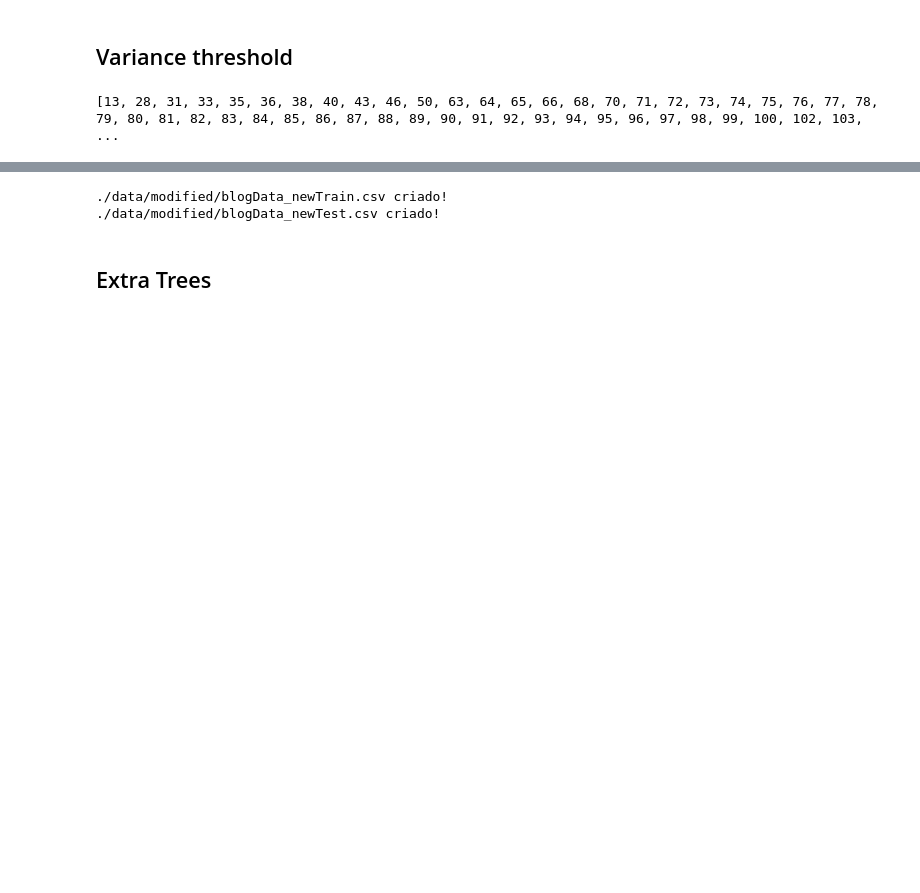
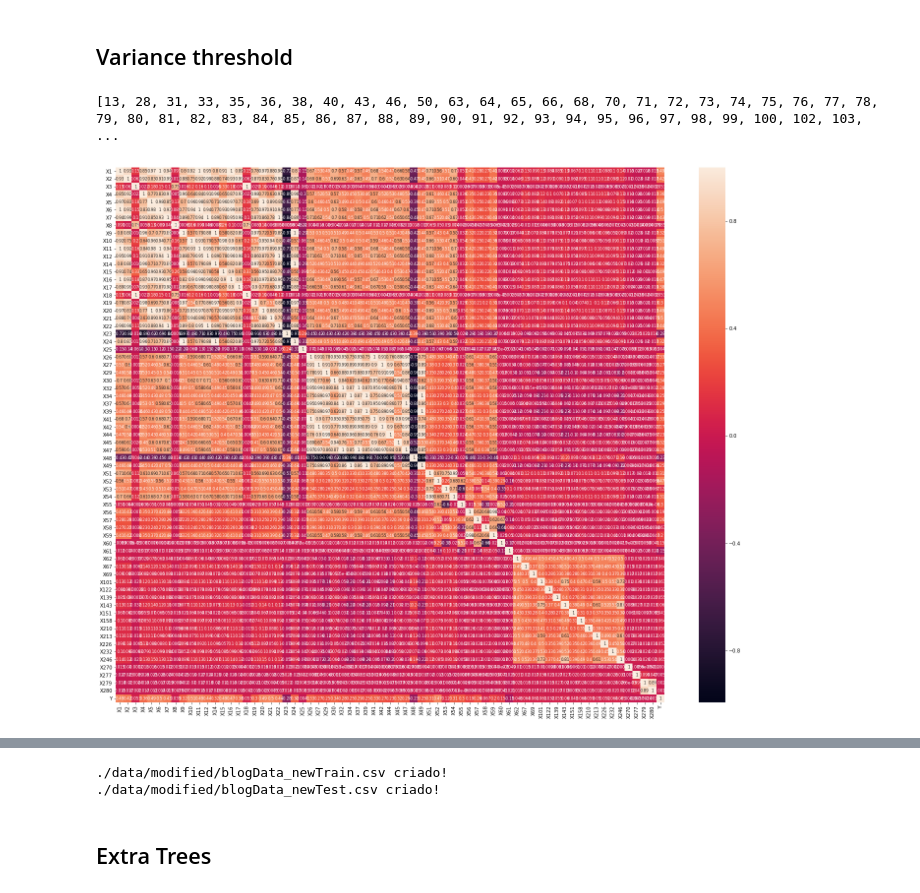
Before and after one commit to Machine-Learning-FGA/BlogFeedback, a Jupyter notebook: Data Preprocessing.ipynb, the cells around one changed output, grey strips where cells are left out. Drawn from its saved outputs; the diff is of its cells as text; code cells hidden in the pictures; blank space fills up the shorter version.

```diff
--- a/Data Preprocessing.ipynb
+++ b/Data Preprocessing.ipynb
@@ -115,6 +128,12 @@ testset_new = dataset_test
 for x in false_indexes:
     dataset_new = dataset_new.drop("X"+str(x), axis=1)
     testset_new = testset_new.drop("X"+str(x), axis=1)
+# %%
+plt.figure(figsize=(25,20))
+sns.heatmap(dataset_new.corr(),annot=True, annot_kws={"size": 8})
+plt.show()
+# %% [output]
+[figure, added]
 # %%
 print(dataset_new.shape)
 print(testset_new.shape)
```
Also changed, not shown: parts of 6 cells of this notebook.
